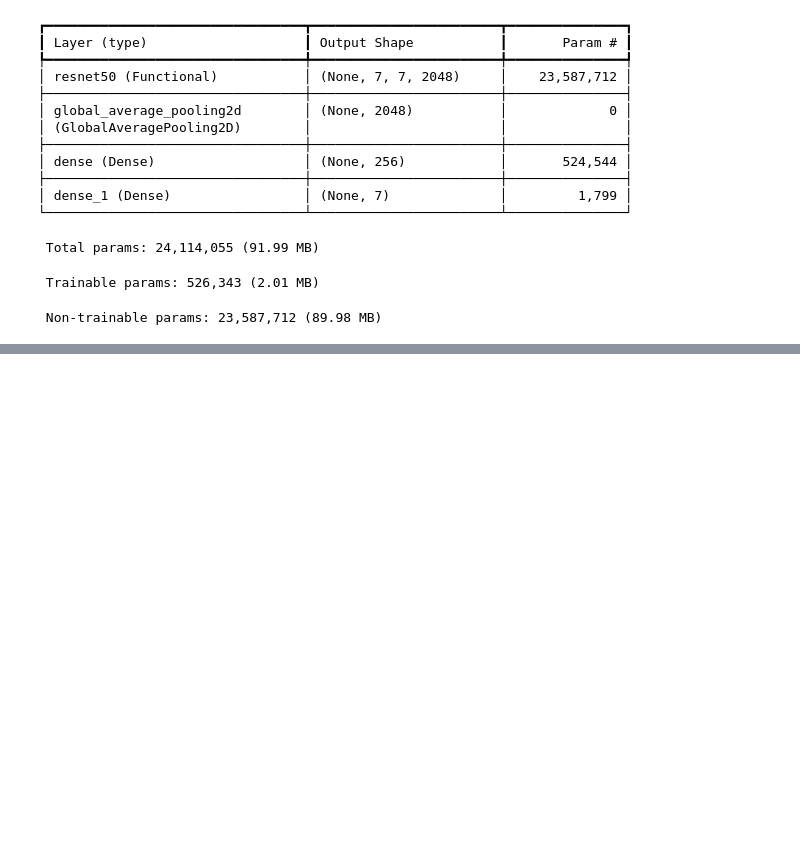
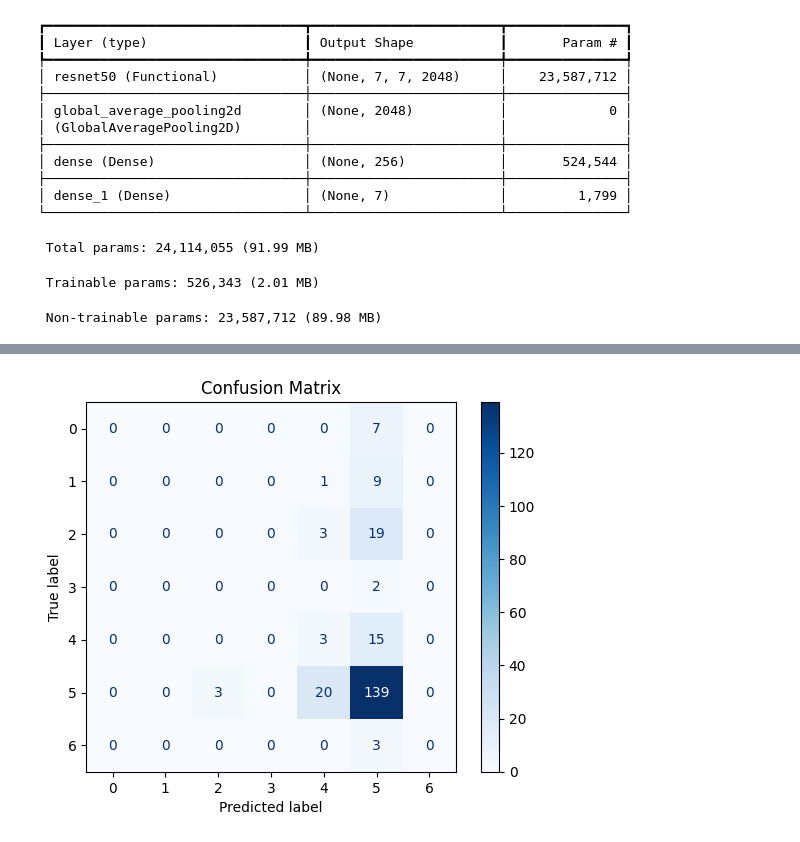
Before and after one commit to liliab98/deepl-project, a Jupyter notebook: project.ipynb, the cells around one changed output, grey strips where cells are left out. Drawn from its saved outputs; the diff is of its cells as text; code cells hidden in the pictures; blank space fills up the shorter version.

```diff
--- a/project.ipynb
+++ b/project.ipynb
@@ -340,21 +408,0 @@ Found 2003 validated image filenames belonging to 7 classes.
-# %%
-# Load the pre-trained ResNet50 model, excluding the top classification layer
-resnet_model = ResNet50(weights='imagenet', include_top=False, input_shape=(224, 224, 3))
-
-# Freeze the ResNet50 base layers so they won't be trained
-for layer in resnet_model.layers:
-    layer.trainable = False
-
-# Create a new model on top of ResNet50
-model = Sequential([
-    resnet_model,
-    GlobalAveragePooling2D(),
-    Dense(256, activation='relu'),
-    Dense(7, activation='softmax')  # Adjust the number of output classes
-])
-
-# Compile the model
-model.compile(optimizer=Adam(learning_rate=0.0001), loss='categorical_crossentropy', metrics=['accuracy'])
-
-# Check model summary
-model.summary()
@@ -389,0 +441,16 @@ KeyboardInterrupt:
+# %%
+# Confusion matrix
+# Predict on the validation set
+y_true = val_generator.classes
+y_pred = model.predict(val_generator, steps=len(val_generator), verbose=1)
+y_pred_classes = np.argmax(y_pred, axis=1)
+
+# Compute confusion matrix
+cm = confusion_matrix(y_true, y_pred_classes)
+
+# Plot the confusion matrix
+disp = ConfusionMatrixDisplay(confusion_matrix=cm)
+disp.plot(cmap='Blues')
+plt.title('Confusion Matrix')
+plt.show()
+# %% [output]
@@ -389,0 +458 @@ KeyboardInterrupt:
+[figure, added]
```
Also changed, not shown: parts of 19 cells of this notebook.
